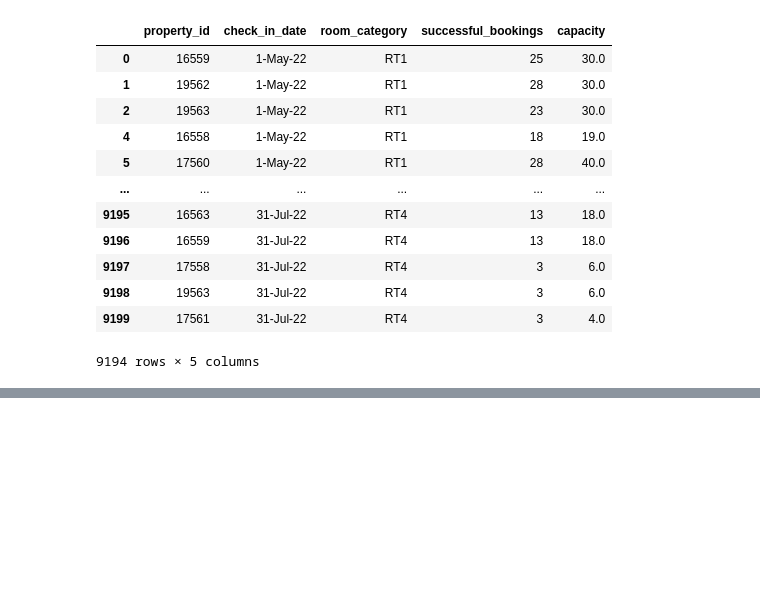
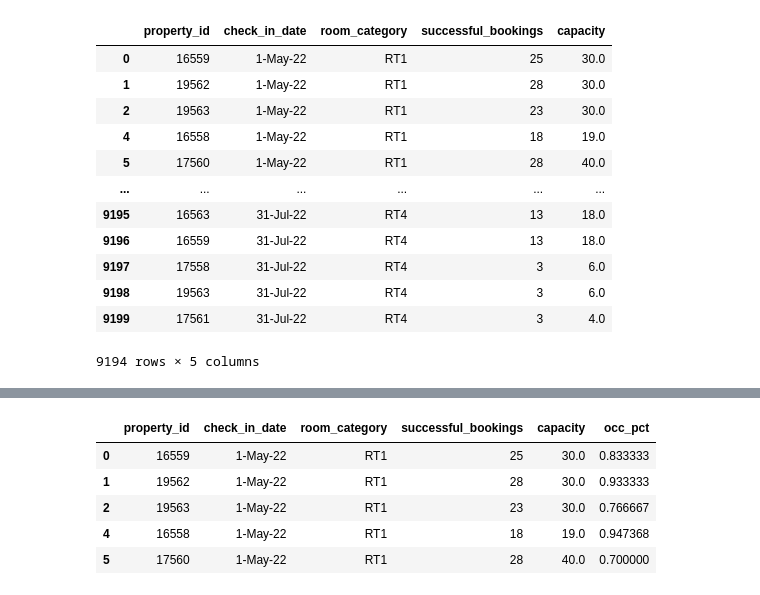
Before and after one commit to predictor450v/EDA_ANALYSIS_HOSPITALITY, a Jupyter notebook: analysis.ipynb, the cells around one changed output, grey strips where cells are left out. Cells and saved outputs as stored; diff of their text form; code cells hidden in the pictures; blank space fills up the shorter version.

```diff
--- a/analysis.ipynb
+++ b/analysis.ipynb
@@ -591,0 +609,3 @@ df_agg_bookings
+# %%
+# now i will create a column inside my data occupancy_percentage
+df_agg_bookings["occ_pct"] = df_agg_bookings["successful_bookings"]/df_agg_bookings["capacity"]
@@ -591,0 +618,9 @@ df_agg_bookings
+# %%
+df_agg_bookings.head()
+# %% [output]
+|  | property_id | check_in_date | room_category | successful_bookings | capacity | occ_pct |
+| 0 | 16559 | 1-May-22 | RT1 | 25 | 30.0 | 0.833333 |
+| 1 | 19562 | 1-May-22 | RT1 | 28 | 30.0 | 0.933333 |
+| 2 | 19563 | 1-May-22 | RT1 | 23 | 30.0 | 0.766667 |
+| 4 | 16558 | 1-May-22 | RT1 | 18 | 19.0 | 0.947368 |
+| 5 | 17560 | 1-May-22 | RT1 | 28 | 40.0 | 0.700000 |
```
Also changed, not shown: parts of 6 cells of this notebook.
